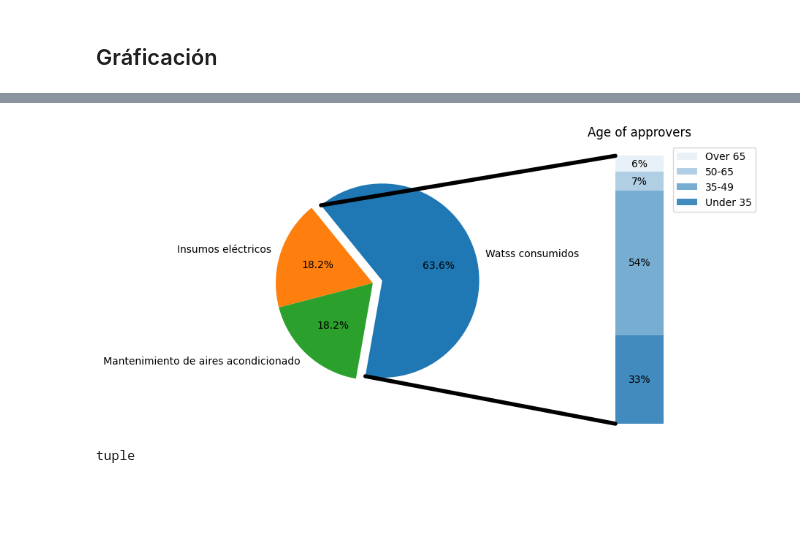
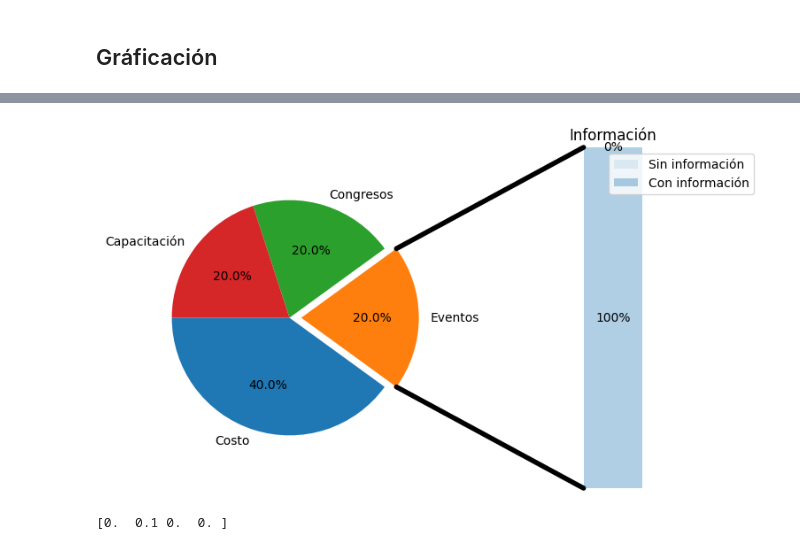
Before and after one commit to BricoBC/dashboard, a Jupyter notebook: main.ipynb, the cells around one changed output, grey strips where cells are left out. Drawn from its saved outputs; the diff is of its cells as text; code cells hidden in the pictures; blank space fills up the shorter version.

Commit message:
Modify: Rotate the figure is right and the separate of every part

```diff
--- a/main.ipynb
+++ b/main.ipynb
@@ -41,6 +41,6 @@ array(['Cap 1000', 'Energía eléctrica', 'Suministro de Agua',
        'Papeleria', 'Alimentos', 'TI'], dtype=object)
 # %%
 #Trabajo unicamente con la categoria de la posicion 3
-category = categories[3]
+category = categories[5]
 # %%
 dashboard['Categoria'] = category
@@ -129,14 +133,14 @@ print(dashboard)
 # %%
 def percentage(dashboard):
     """
-    Función que me regresa el porcentaje de los datos con información y sin información de un tema
+    Función que regresa dos arrays, el porcentaje de los datos con información y sin información de un tema.
     """
     arr_percentage_without_information = []
     arr_percentage_with_information = []
     for i in range(len(dashboard['Datos'])):
-        porcentaje_con_informacion = (dashboard['Datos_con_informacion'][i]*100)/dashboard['Datos'][i]
-        porcentaje_sin_informacion = 100-porcentaje_con_informacion
-        print(porcentaje_con_informacion, porcentaje_sin_informacion)
+        porcentaje_con_informacion = ((dashboard['Datos_con_informacion'][i]*100)/dashboard['Datos'][i])/100
+        porcentaje_sin_informacion = (1-porcentaje_con_informacion)
+        #print(porcentaje_con_informacion, porcentaje_sin_informacion)
         arr_percentage_without_information.append(porcentaje_sin_informacion)
         arr_percentage_with_information.append(porcentaje_con_informacion)
     return arr_percentage_with_information, arr_percentage_without_information
@@ -189,21 +188,35 @@ Text(0.5, 1.0, 'Categorias de title Energía eléctrica')
+# %%
+def rotate_figure(i, arr):
+    sum = 0
+    if i<0:
+        return sum
+    for j in range(len(arr)):
+        if(i <= j):
+            sum = sum + arr[j]*10
+            return sum
+        else:
+            sum = sum + arr[j]*10
+    return False
 # %%
 from matplotlib.patches import ConnectionPatch
 # make figure and assign axis objects
 fig, (ax1, ax2) = plt.subplots(1, 2, figsize=(9, 5))
 fig.subplots_adjust(wspace=.1)
 
+i=1
 # pie chart parameters
 overall_ratios = valores
 labels = etiquetas
-explode = [0.1, 0, 0]
+explode = np.zeros(len(overall_ratios))
+explode[i] = .1
 # rotate so that first wedge is split by the x-axis
-angle = -220 * overall_ratios[0]
+angle = - (3.6*rotate_figure(i-1,overall_ratios)/2) -(3.6*rotate_figure(i,overall_ratios) )/2
 wedges, *_ = ax1.pie(overall_ratios, autopct='%1.1f%%', startangle=angle,
                      labels=labels, explode=explode)
 
 # bar chart parameters
-age_ratios = [.33, .54, .07, .06]
-age_labels = ['Under 35', '35-49', '50-65', 'Over 65']
+age_ratios = [percentage(dashboard)[0][i], percentage(dashboard)[1][i]]
+age_labels = ['Con información', 'Sin información']
 bottom = 1
 width = .2
 
@@ -215,37 +228,39 @@ for j, (height, label) in enumerate(reversed([*zip(age_ratios, age_labels)])):
     ax2.bar_label(bc, labels=[f"{height:.0%}"], label_type='center')
 
 ax2.set_title('Información')
 ax2.legend()
 ax2.axis('off')
 ax2.set_xlim(- 2.5 * width, 2.5 * width)
 
 # use ConnectionPatch to draw lines between the two plots
-theta1, theta2 = wedges[0].theta1, wedges[0].theta2
-center, r = wedges[0].center, wedges[0].r
+theta1, theta2 = wedges[i].theta1, wedges[i].theta2
+center, r = wedges[i].center, wedges[i].r
 bar_height = sum(age_ratios)
 
 # draw top connecting line
 x = r * np.cos(np.pi / 180 * theta2) + center[0]
 y = r * np.sin(np.pi / 180 * theta2) + center[1]
 con = ConnectionPatch(xyA=(-width / 2, bar_height), coordsA=ax2.transData,
                       xyB=(x, y), coordsB=ax1.transData)
 con.set_color([0, 0, 0])
 con.set_linewidth(4)
 ax2.add_artist(con)
 
 # draw bottom connecting line
 x = r * np.cos(np.pi / 180 * theta1) + center[0]
 y = r * np.sin(np.pi / 180 * theta1) + center[1]
 con = ConnectionPatch(xyA=(-width / 2, 0), coordsA=ax2.transData,
                       xyB=(x, y), coordsB=ax1.transData)
 con.set_color([0, 0, 0])
 ax2.add_artist(con)
 con.set_linewidth(4)
 
 plt.show()
 # %% [output]
-[figure, old version]
+[figure, new version]
-# %%
-type(percentage(dashboard))
-# %% [output]
-tuple
+# %%
+explode = np.zeros(len(overall_ratios))
+explode[i] = .1
+print(explode)
+# %% [output]
+[0.  0.1 0.  0. ]
```
Also changed, not shown: parts of 5 cells of this notebook.
